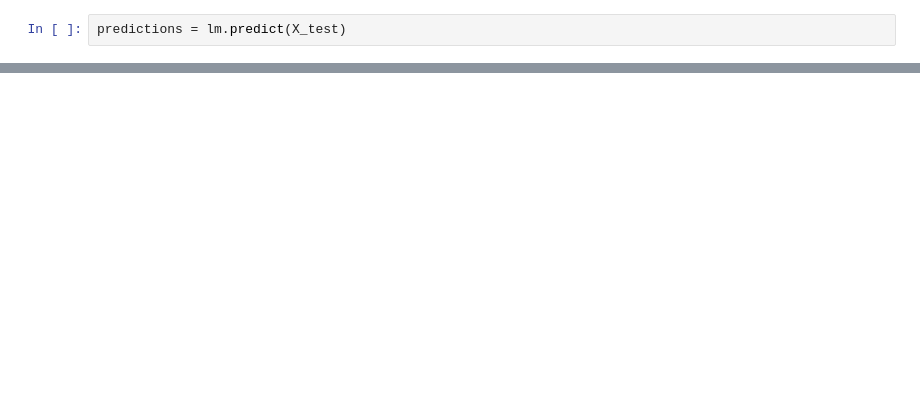
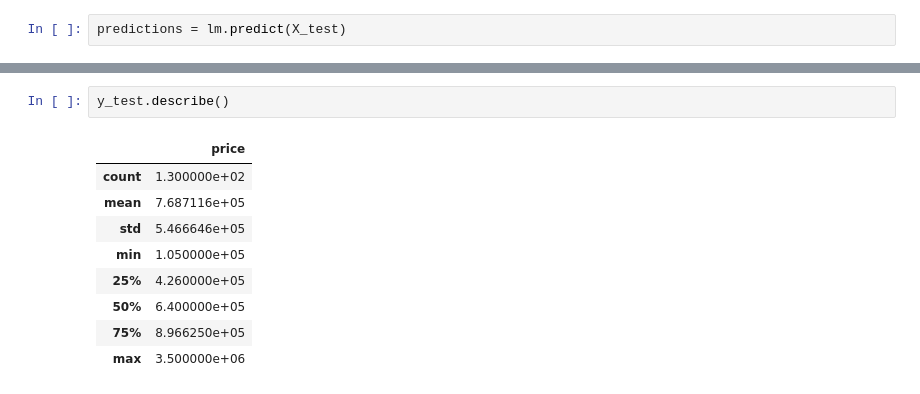
Before and after one commit to pthavarasa/Real_Estate_Paris_House_Price_Prediction, a Jupyter notebook: linear-regression.ipynb, the cells around one changed output, grey strips where cells are left out. Drawn from its saved outputs; the diff is of its cells as text; blank space fills up the shorter version.

```diff
--- a/linear-regression.ipynb
+++ b/linear-regression.ipynb
@@ -132,2 +327,14 @@ plt.scatter(y_test, predictions)
+# %%
+y_test.describe()
+# %% [output]
+|  | price |
+| count | 1.300000e+02 |
+| mean | 7.687116e+05 |
+| std | 5.466646e+05 |
+| min | 1.050000e+05 |
+| 25% | 4.260000e+05 |
+| 50% | 6.400000e+05 |
+| 75% | 8.966250e+05 |
+| max | 3.500000e+06 |
 # %%
 sns.displot((y_test - predictions), bins=50, kde=True)
```
Also changed, not shown: parts of 45 cells of this notebook.
